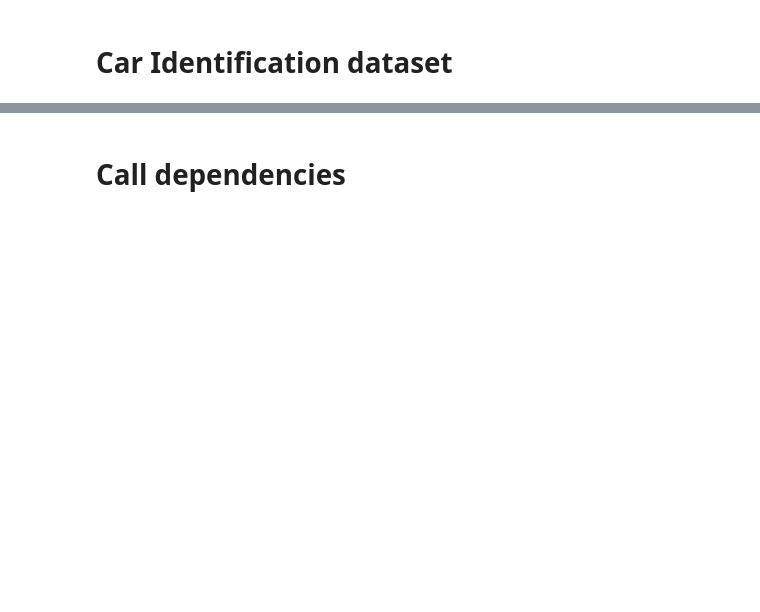
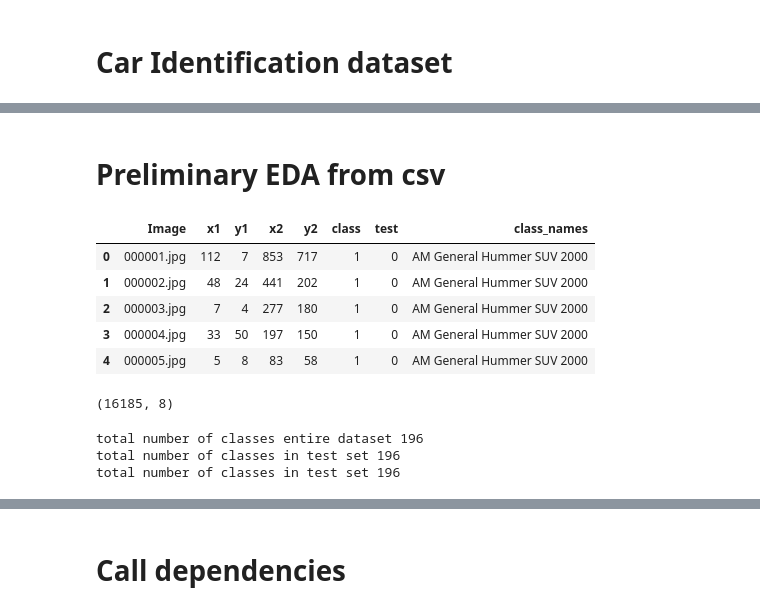
Before and after one commit to marmal88/Cars, a Jupyter notebook: Cars.ipynb, the cells around one changed output, grey strips where cells are left out. Cells and saved outputs as stored; diff of their text form; code cells hidden in the pictures; blank space fills up the shorter version.

Commit message:
added preliminary eda

```diff
--- a/Cars.ipynb
+++ b/Cars.ipynb
@@ -24,0 +27,2 @@ Requirement already satisfied: mpmath>=0.19 in /usr/local/lib/python3.9/dist-pac
+# %% [markdown]
+# Preliminary EDA from csv
@@ -24,0 +42,27 @@ Requirement already satisfied: mpmath>=0.19 in /usr/local/lib/python3.9/dist-pac
+# %%
+df = pd.merge(data_df, names_df, how='inner', left_on="class", right_index=True)
+
+df.head()
+# %% [output]
+|  | Image | x1 | y1 | x2 | y2 | class | test | class_names |
+| 0 | 000001.jpg | 112 | 7 | 853 | 717 | 1 | 0 | AM General Hummer SUV 2000 |
+| 1 | 000002.jpg | 48 | 24 | 441 | 202 | 1 | 0 | AM General Hummer SUV 2000 |
+| 2 | 000003.jpg | 7 | 4 | 277 | 180 | 1 | 0 | AM General Hummer SUV 2000 |
+| 3 | 000004.jpg | 33 | 50 | 197 | 150 | 1 | 0 | AM General Hummer SUV 2000 |
+| 4 | 000005.jpg | 5 | 8 | 83 | 58 | 1 | 0 | AM General Hummer SUV 2000 |
+# %%
+df.shape
+# %% [output]
+(16185, 8)
+# %%
+# Check to see if the dataset split is already fair by ensuring stratification of classes over the train and test set
+test_df = df.loc[df["test"]==1, "class"]
+train_df = df.loc[df["test"]==0, "class"]
+
+print(f"total number of classes entire dataset {df['class'].nunique()}")
+print(f'total number of classes in test set {test_df.nunique()}')
+print(f'total number of classes in test set {train_df.nunique()}')
+# %% [output]
+total number of classes entire dataset 196
+total number of classes in test set 196
+total number of classes in test set 196
```
Also changed, not shown: parts of 6 cells of this notebook, 3 other files.
